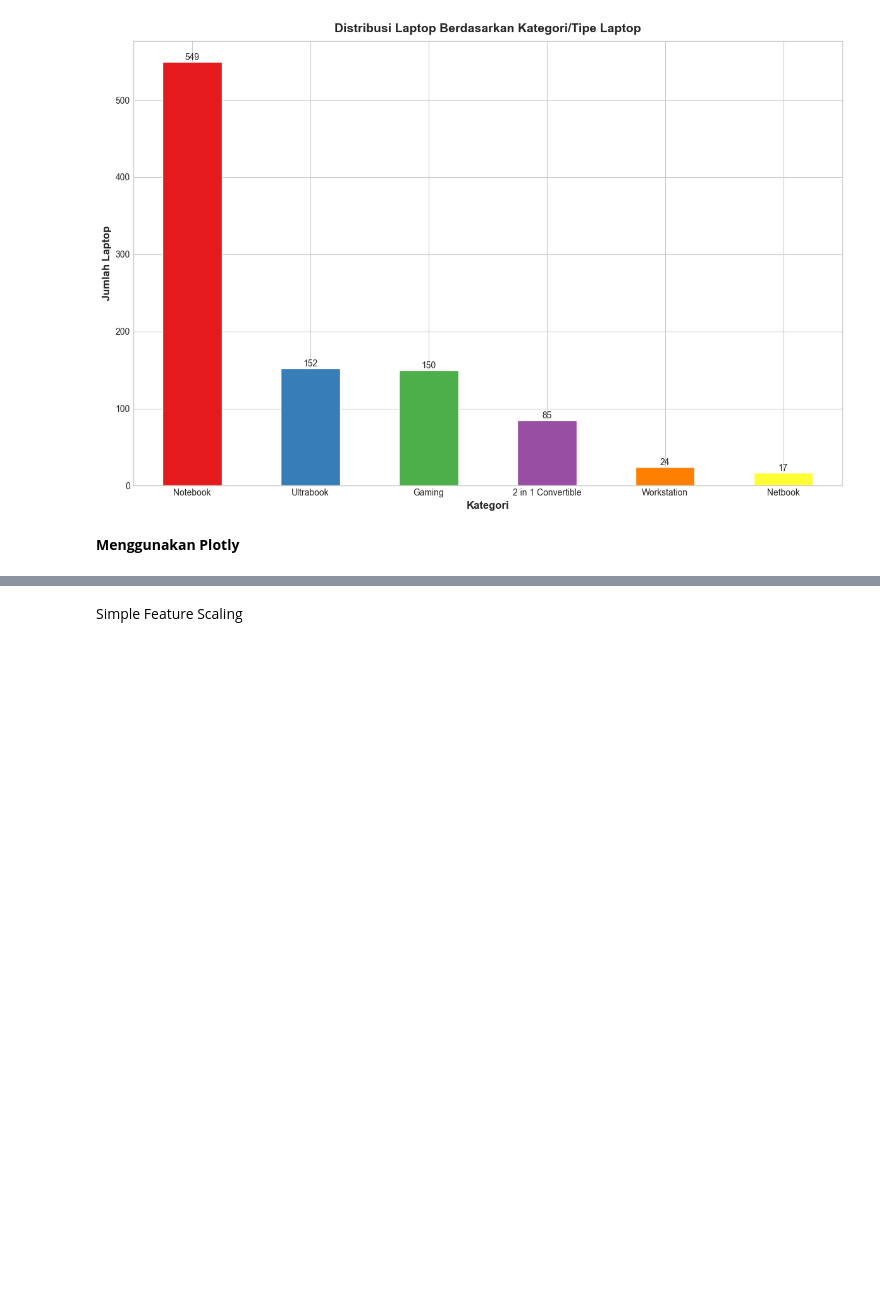
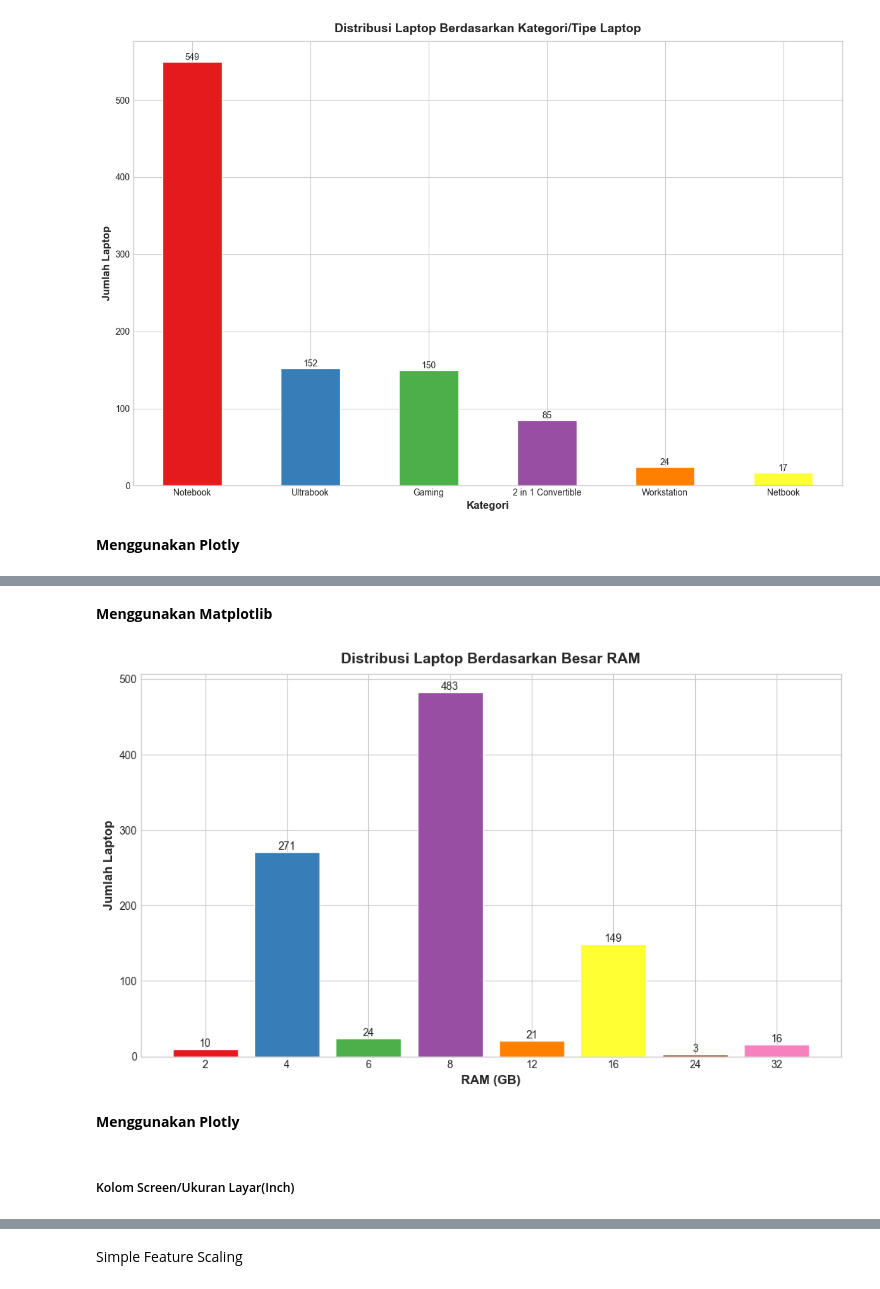
Before and after one commit to indraJuliansyahPutra/Laptop-Price, a Jupyter notebook: visualisasi.ipynb, the cells around one changed output, grey strips where cells are left out. Cells and saved outputs as stored; diff of their text form; code cells hidden in the pictures; blank space fills up the shorter version.

Commit message:
Visualisasi Data Tahap Kedua

```diff
--- a/visualisasi.ipynb
+++ b/visualisasi.ipynb
@@ -189,0 +213,22 @@ fig.show()
+# %% [markdown]
+**Menggunakan Matplotlib**
+# %%
+besar_ram = laptop['ram(GB)'].value_counts()
+besar_ram = besar_ram.sort_index()
+
+colors = sns.color_palette('Set1', len(besar_ram))
+
+plt.figure(figsize=(10, 6))
+plt.bar(range(len(besar_ram)), besar_ram.values, color=colors)
+plt.title("Distribusi Laptop Berdasarkan Besar RAM")
+plt.xlabel('RAM (GB)')
+plt.ylabel('Jumlah Laptop')
+plt.xticks(range(len(besar_ram)), besar_ram.index)
+for i, v in enumerate(besar_ram.values):
+    plt.text(i, v, str(v), ha='center', va='bottom')
+
+plt.show()
+# %% [output]
+[figure, added]
+# %% [markdown]
+**Menggunakan Plotly**
@@ -189,0 +242,2 @@ fig.show()
+# %% [markdown]
+##### Kolom Screen/Ukuran Layar(Inch)
```
Also changed, not shown: parts of 36 cells of this notebook.
